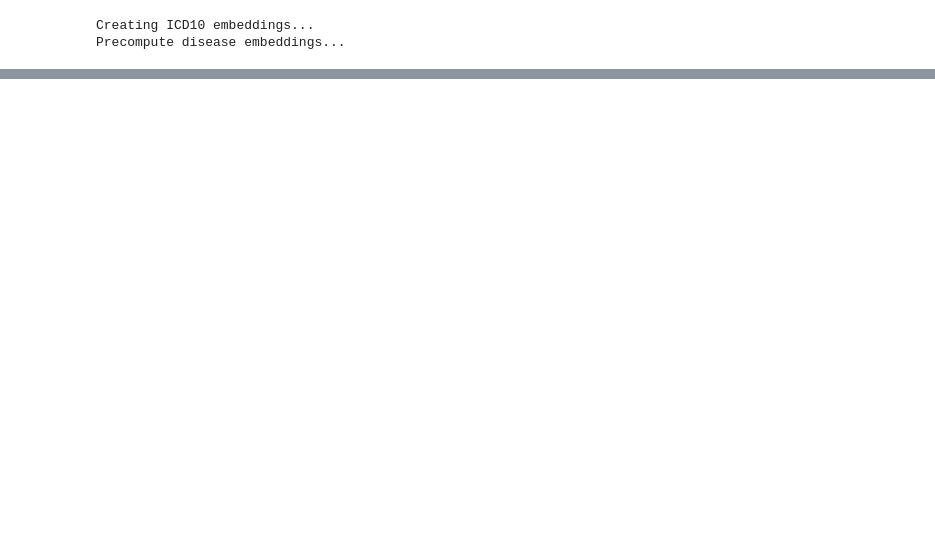
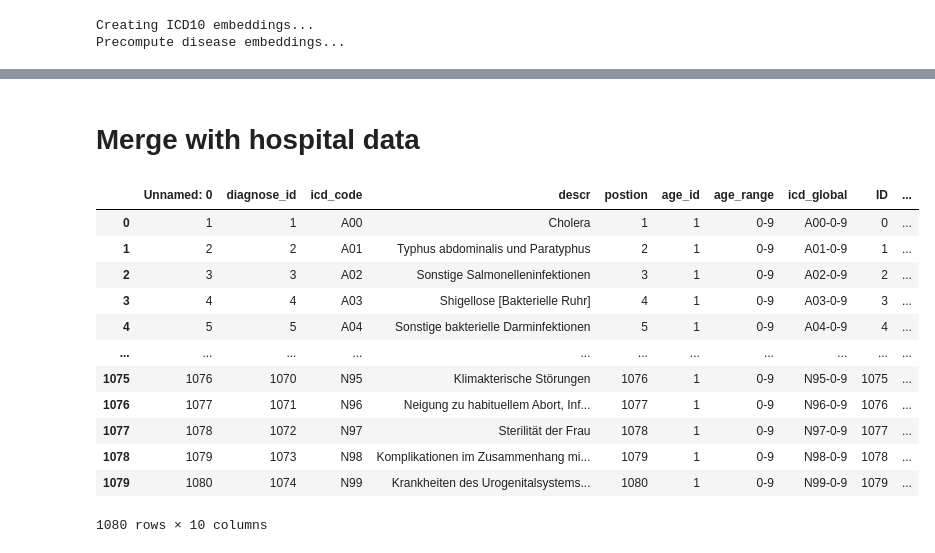
Before and after one commit to vladimirkovacevic/CSH, a Jupyter notebook: map_icd.ipynb, the cells around one changed output, grey strips where cells are left out. Cells and saved outputs as stored; diff of their text form; code cells hidden in the pictures; blank space fills up the shorter version.

```diff
--- a/map_icd.ipynb
+++ b/map_icd.ipynb
@@ -276,0 +311,24 @@ np.count_nonzero(filtered_corr_99_df) / (885 * 885 )
+# %% [markdown]
+# Merge with hospital data
+# %%
+diag_df = pd.read_csv('data/Diagnosis_global_10years.csv')  # Read diagnosis metadata  DiagAll_Eng.csv
+diag_df = diag_df[diag_df['age_id'] < 9].iloc[:1080, :]
+# Add an 'ID' column to diag_df starting from 0 up to the number of rows in diag_df
+diag_df['ID'] = range(0, len(diag_df))
+diag_df.loc[:, 'English description'] = [icd10.find(x[0]).description if icd10.find(x[0]) else x[1] for x in diag_df[['icd_code', 'descr']].values ]
+diag_df.loc[:, 'icd_global'] = diag_df['icd_global'].str.replace('__', '-')
+diag_df
+# %% [output]
+|  | Unnamed: 0 | diagnose_id | icd_code | descr | postion | age_id | age_range | icd_global | ID | ... |
+| 0 | 1 | 1 | A00 | Cholera | 1 | 1 | 0-9 | A00-0-9 | 0 | ... |
+| 1 | 2 | 2 | A01 | Typhus abdominalis und Paratyphus | 2 | 1 | 0-9 | A01-0-9 | 1 | ... |
+| 2 | 3 | 3 | A02 | Sonstige Salmonelleninfektionen | 3 | 1 | 0-9 | A02-0-9 | 2 | ... |
+| 3 | 4 | 4 | A03 | Shigellose [Bakterielle Ruhr] | 4 | 1 | 0-9 | A03-0-9 | 3 | ... |
+| 4 | 5 | 5 | A04 | Sonstige bakterielle Darminfektionen | 5 | 1 | 0-9 | A04-0-9 | 4 | ... |
+| ... | ... | ... | ... | ... | ... | ... | ... | ... | ... | ... |
+| 1075 | 1076 | 1070 | N95 | Klimakterische Störungen | 1076 | 1 | 0-9 | N95-0-9 | 1075 | ... |
+| 1076 | 1077 | 1071 | N96 | Neigung zu habituellem Abort, Inf... | 1077 | 1 | 0-9 | N96-0-9 | 1076 | ... |
+| 1077 | 1078 | 1072 | N97 | Sterilität der Frau | 1078 | 1 | 0-9 | N97-0-9 | 1077 | ... |
+| 1078 | 1079 | 1073 | N98 | Komplikationen im Zusammenhang mi... | 1079 | 1 | 0-9 | N98-0-9 | 1078 | ... |
+| 1079 | 1080 | 1074 | N99 | Krankheiten des Urogenitalsystems... | 1080 | 1 | 0-9 | N99-0-9 | 1079 | ... |
+1080 rows × 10 columns
```
Also changed, not shown: parts of 21 cells of this notebook, 1 other file.
